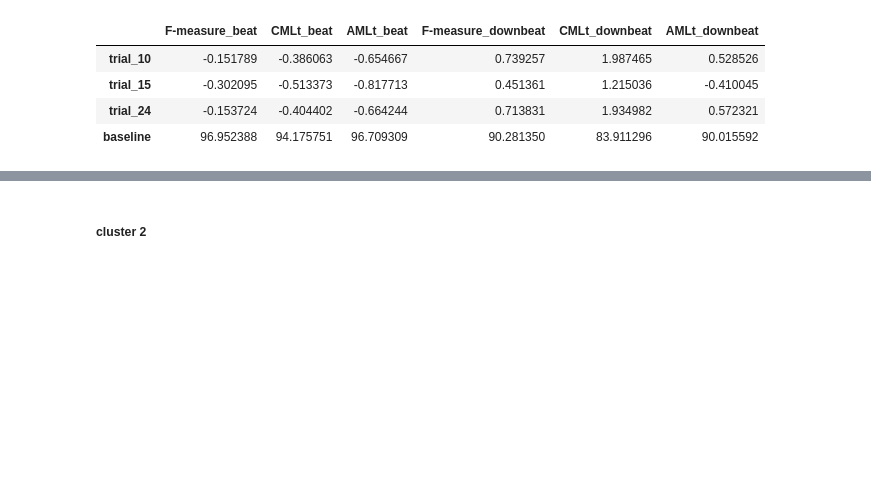
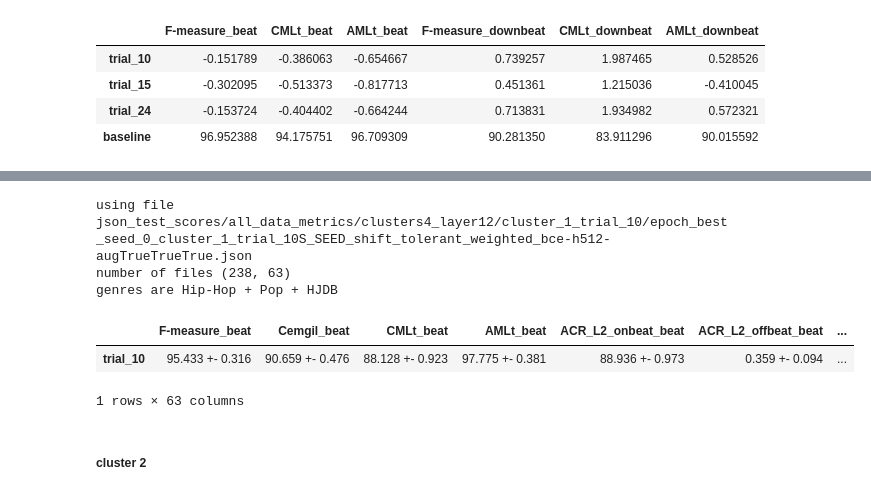
Before and after one commit to PulyaPolya/beat_this, a Jupyter notebook: results_evaluation.ipynb, the cells around one changed output, grey strips where cells are left out. Saved outputs shown, nothing was run; the diff lists cells and outputs as text; code cells hidden in the pictures; blank space fills up the shorter version.

```diff
--- a/results_evaluation.ipynb
+++ b/results_evaluation.ipynb
@@ -2753,3 +2799,28 @@ genres are Hip-Hop + Pop + HJDB
+# %%
+json_path = "json_test_scores"
+trial= 10
+name = ""
+decimals = 3
+seeds = [0,1,2,3,4,5,6,7,8,9]
+extrat_std = True
+cluster = 1
+cluster_config="clusters4_layer12"
+df_path="data_cluster_assignments/df_cmeans_12_4clusters_new.csv"
+scores, genres = get_restults_per_cluster(
+            json_path, cluster=cluster, all_metrics=True, seeds=seeds, cluster_config=cluster_config,
+            df_path=df_path, full=False, per_cluster=True, name = f"cluster_{cluster}_trial_{trial}"
+
+        )
+if len(seeds) >1:
+    res = extract_mean_std(scores, trial = trial, extract_std=extrat_std, decimals = decimals)
+res
+# %% [output]
+using file   json_test_scores/all_data_metrics/clusters4_layer12/cluster_1_trial_10/epoch_best_seed_0_cluster_1_trial_10S_SEED_shift_tolerant_weighted_bce-h512-augTrueTrueTrue.json
+number of files (238, 63)
+genres are Hip-Hop + Pop + HJDB
+|  | F-measure_beat | Cemgil_beat | CMLt_beat | AMLt_beat | ACR_L2_onbeat_beat | ACR_L2_offbeat_beat | ... |
+| trial_10 | 95.433 +- 0.316 | 90.659 +- 0.476 | 88.128 +- 0.923 | 97.775 +- 0.381 | 88.936 +- 0.973 | 0.359 +- 0.094 | ... |
+1 rows × 63 columns
 # %% [markdown]
 ##### cluster 2
 # %%
```
Also changed, not shown: parts of 12 cells of this notebook.
